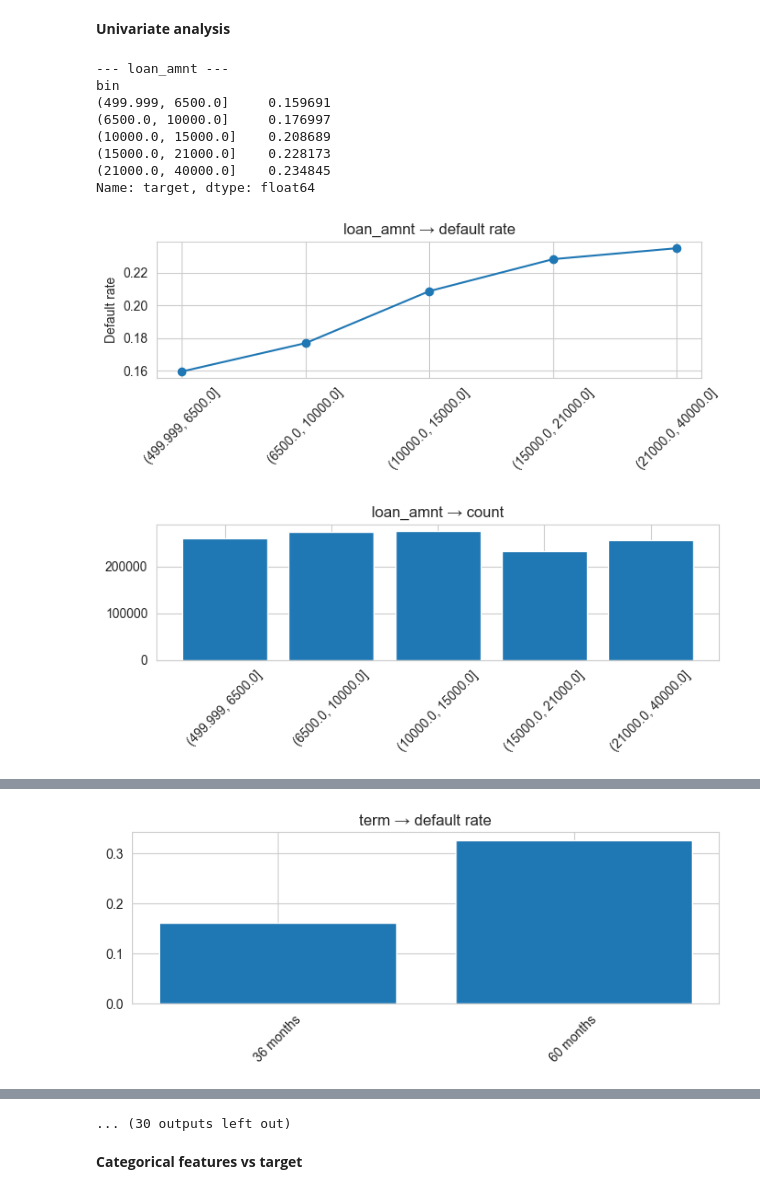
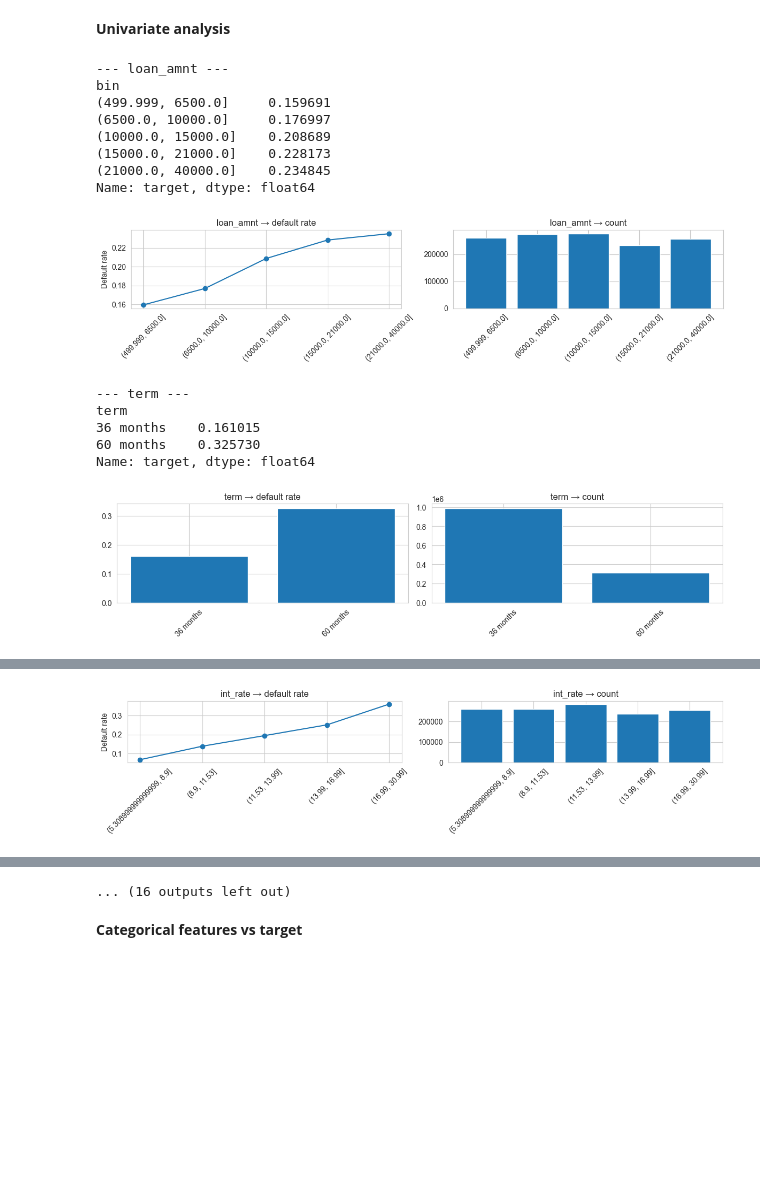
Before and after one commit to anna-asatryan/capstone, a Jupyter notebook: codes/notebooks/eda.ipynb, the cells around one changed output, grey strips where cells are left out. Cells and saved outputs as stored; diff of their text form; code cells hidden in the pictures; blank space fills up the shorter version.

```diff
--- a/codes/notebooks/eda.ipynb
+++ b/codes/notebooks/eda.ipynb
@@ -73,7 +64,7 @@ Working directory: /Users/annaasatryan/Desktop/capstone/codes/notebooks
 # %% [markdown]
 **Data loading**
 # %%
-df = load_and_clean(DATA_PATH)
+df = load_and_clean(DATA_RAW)
 
 print("\nShape:", df.shape)
 print("Columns:", len(df.columns))
@@ -186,70 +177,64 @@ A constant-feature filter is applied as a safeguard to remove degenerate variabl
 **Univariate analysis**
 # %%
 def analyze_feature(df, feature, bins=5):
+    """Print binned default rates. Save figure to FIGS_DIR when SAVE_FIGS=True."""
     df_temp = df[[feature, 'target']].dropna().copy()
-
     print(f"\n--- {feature} ---")
 
     if df_temp[feature].dtype in ['float64', 'int64']:
         df_temp['bin'] = pd.qcut(df_temp[feature], q=bins, duplicates='drop')
-
         agg = df_temp.groupby('bin', observed=True)['target'].mean()
         counts = df_temp['bin'].value_counts().sort_index()
-
         print(agg)
 
-        x = range(len(agg))
-
-        # Default rate plot
-        plt.figure(figsize=(7,3))
-        plt.plot(x, agg.values, marker='o')
-        plt.xticks(x, agg.index.astype(str), rotation=45)
-        plt.title(f"{feature} → default rate")
-        plt.ylabel("Default rate")
-        plt.tight_layout()
-        plt.show()
-
-        # Count plot
-        plt.figure(figsize=(7,3))
-        plt.bar(x, counts.values)
-        plt.xticks(x, counts.index.astype(str), rotation=45)
-        plt.title(f"{feature} → count")
-        plt.tight_layout()
-        plt.show()
-
+        if SAVE_FIGS:
+            x = range(len(agg))
+            fig, (ax1, ax2) = plt.subplots(1, 2, figsize=(12, 3))
+            ax1.plot(x, agg.values, marker='o')
+            ax1.set_xticks(list(x))
+            ax1.set_xticklabels(agg.index.astype(str), rotation=45)
+            ax1.set_title(f"{feature} → default rate")
+            ax1.set_ylabel("Default rate")
+            ax2.bar(x, counts.values)
+            ax2.set_xticks(list(x))
+            ax2.set_xticklabels(counts.index.astype(str), rotation=45)
+            ax2.set_title(f"{feature} → count")
+            plt.tight_layout()
+            plt.show()
     else:
         agg = df_temp.groupby(feature, observed=True)['target'].mean()
         counts = df_temp[feature].value_counts()
-
         print(agg)
 
-        # Default rate
-        plt.figure(figsize=(7,3))
-        plt.bar(range(len(agg)), agg.values)
-        plt.xticks(range(len(agg)), agg.index.astype(str), rotation=45)
-        plt.title(f"{feature} → default rate")
-        plt.tight_layout()
-        plt.show()
-
-        # Count
-        plt.figure(figsize=(7,3))
-        plt.bar(range(len(counts)), counts.values)
-        plt.xticks(range(len(counts)), counts.index.astype(str), rotation=45)
-        plt.title(f"{feature} → count")
-        plt.tight_layout()
-        plt.show()
+        if SAVE_FIGS:
+            fig, (ax1, ax2) = plt.subplots(1, 2, figsize=(12, 3))
+            ax1.bar(range(len(agg)), agg.values)
+            ax1.set_xticks(range(len(agg)))
+            ax1.set_xticklabels(agg.index.astype(str), rotation=45)
+            ax1.set_title(f"{feature} → default rate")
+            ax2.bar(range(len(counts)), counts.values)
+            ax2.set_xticks(range(len(counts)))
+            ax2.set_xticklabels(counts.index.astype(str), rotation=45)
+            ax2.set_title(f"{feature} → count")
+            plt.tight_layout()
+            plt.show()
 
 
 for f in candidate_features:
     analyze_feature(df, f)
 # %% [output]
 --- loan_amnt ---
 bin
 (499.999, 6500.0]     0.159691
 (6500.0, 10000.0]     0.176997
 (10000.0, 15000.0]    0.208689
 (15000.0, 21000.0]    0.228173
 (21000.0, 40000.0]    0.234845
 Name: target, dtype: float64
-[figure, old version]
+[figure, new version]
+--- term ---
+term
+36 months    0.161015
+60 months    0.325730
+Name: target, dtype: float64
-[figure, old version]
+[figure, new version]
@@ -261 +249 @@ Name: target, dtype: float64
-[figure, old version]
+[figure, new version]
@@ -283,4 +278,4 @@ Name: target, dtype: float64
-... (30 outputs left out)
+... (16 outputs left out)
 # %% [markdown]
 **Categorical features vs target**
 # %%
```
Also changed, not shown: parts of 12 cells of this notebook, 35 other files.
